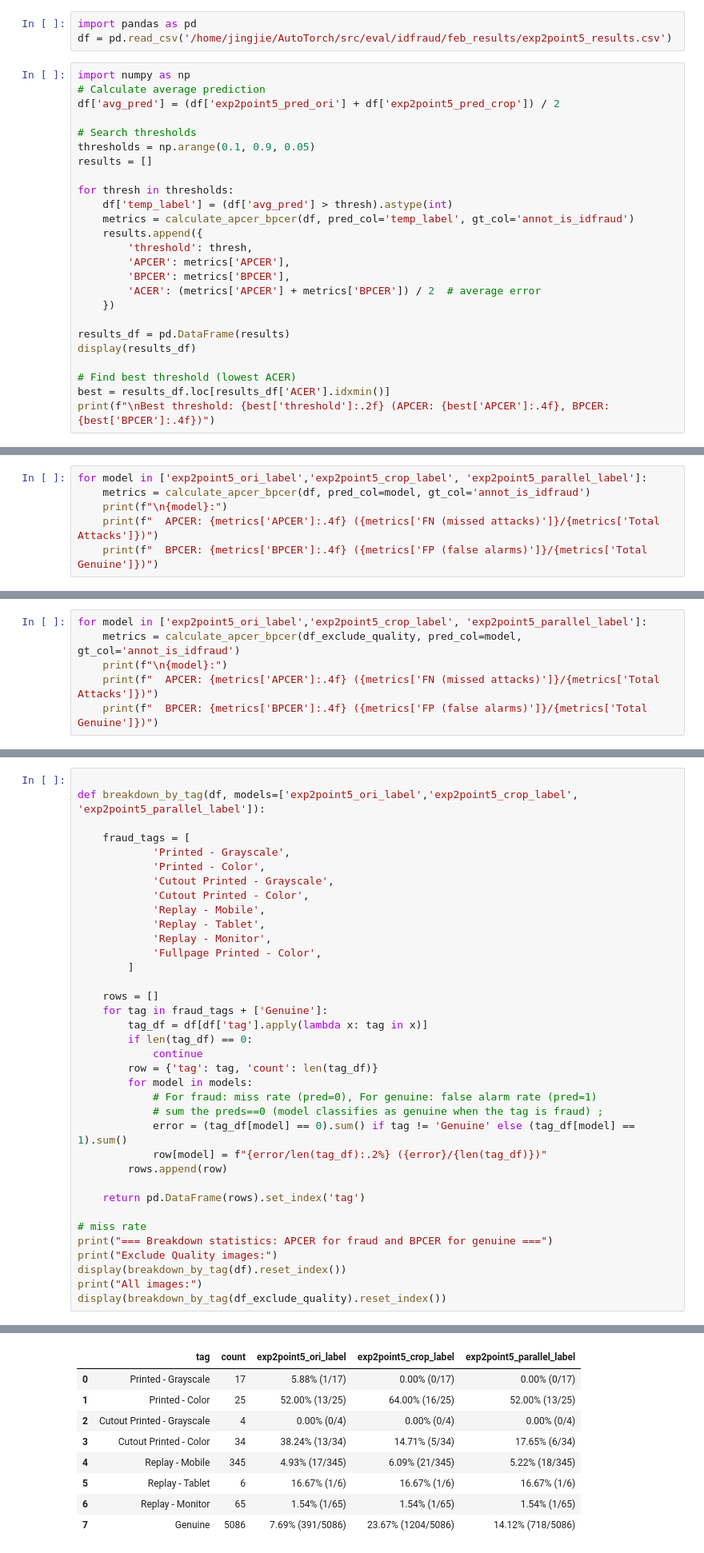
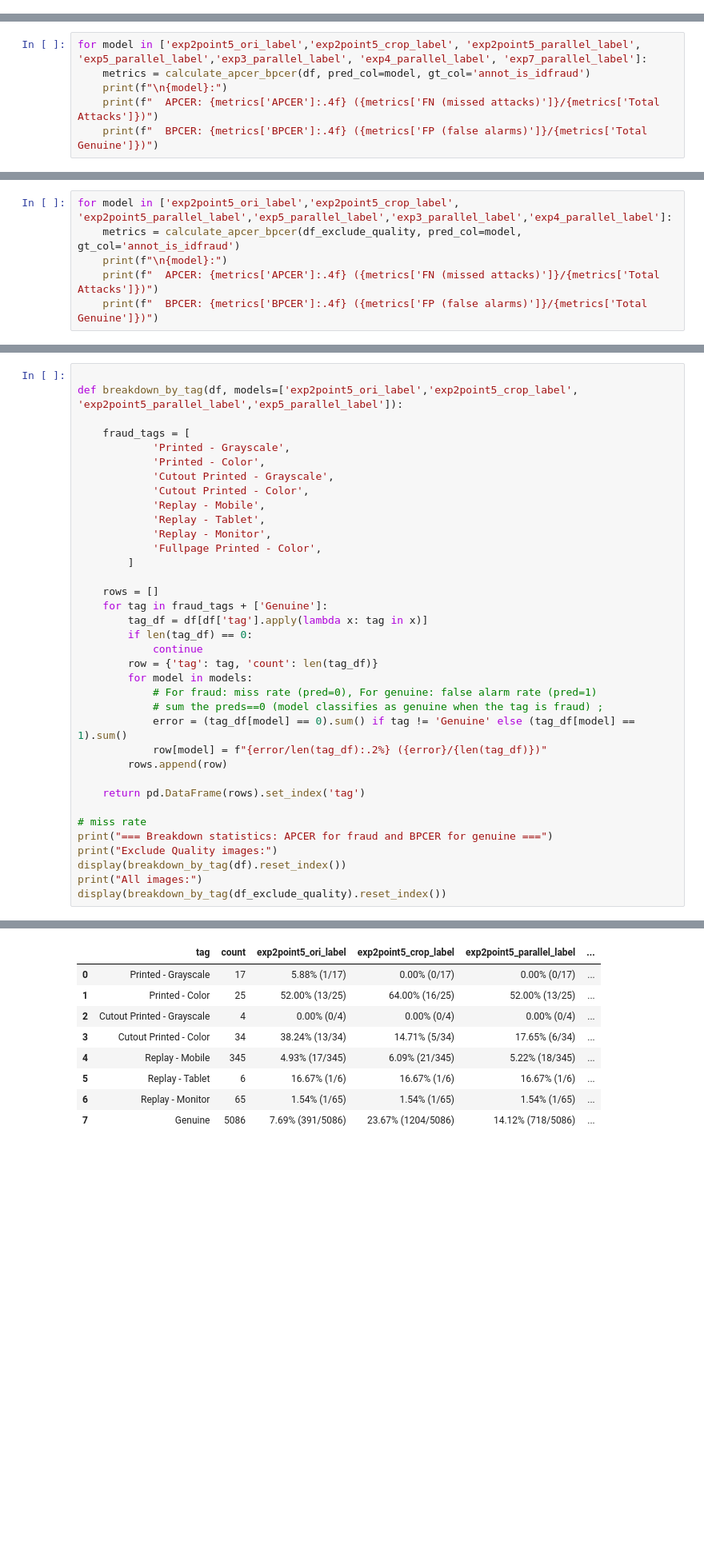
Before and after one commit to jingjjjjjie/AutoTorch, a Jupyter notebook: src/eval/idfraud/annotation/visualize.ipynb, the cells around one changed output, grey strips where cells are left out. Shown at 80% size. Saved outputs shown, nothing was run; the diff lists cells and outputs as text; blank space fills up the shorter version.

```diff
--- a/src/eval/idfraud/annotation/visualize.ipynb
+++ b/src/eval/idfraud/annotation/visualize.ipynb
@@ -154,28 +49,0 @@ NameError: name 'df' is not defined
-# %%
-import pandas as pd
-df = pd.read_csv('/home/jingjie/AutoTorch/src/eval/idfraud/feb_results/exp2point5_results.csv')
-# %%
-import numpy as np
-# Calculate average prediction
-df['avg_pred'] = (df['exp2point5_pred_ori'] + df['exp2point5_pred_crop']) / 2
-
-# Search thresholds
-thresholds = np.arange(0.1, 0.9, 0.05)
-results = []
-
-for thresh in thresholds:
-    df['temp_label'] = (df['avg_pred'] > thresh).astype(int)
-    metrics = calculate_apcer_bpcer(df, pred_col='temp_label', gt_col='annot_is_idfraud')
-    results.append({
-        'threshold': thresh,
-        'APCER': metrics['APCER'],
-        'BPCER': metrics['BPCER'],
-        'ACER': (metrics['APCER'] + metrics['BPCER']) / 2  # average error
-    })
-
-results_df = pd.DataFrame(results)
-display(results_df)
-
-# Find best threshold (lowest ACER)
-best = results_df.loc[results_df['ACER'].idxmin()]
-print(f"\nBest threshold: {best['threshold']:.2f} (APCER: {best['APCER']:.4f}, BPCER: {best['BPCER']:.4f})")
@@ -201,5 +50,5 @@ Best threshold: 0.75 (APCER: 0.1290, BPCER: 0.0545)
 # %%
-for model in ['exp2point5_ori_label','exp2point5_crop_label', 'exp2point5_parallel_label']:
+for model in ['exp2point5_ori_label','exp2point5_crop_label', 'exp2point5_parallel_label', 'exp5_parallel_label','exp3_parallel_label', 'exp4_parallel_label', 'exp7_parallel_label']:
     metrics = calculate_apcer_bpcer(df, pred_col=model, gt_col='annot_is_idfraud')
     print(f"\n{model}:")
     print(f"  APCER: {metrics['APCER']:.4f} ({metrics['FN (missed attacks)']}/{metrics['Total Attacks']})")
@@ -229,7 +84,7 @@ False    3330
 True     2266
 Name: count, dtype: int64
 # %%
-for model in ['exp2point5_ori_label','exp2point5_crop_label', 'exp2point5_parallel_label']:
+for model in ['exp2point5_ori_label','exp2point5_crop_label', 'exp2point5_parallel_label','exp5_parallel_label','exp3_parallel_label','exp4_parallel_label']:
     metrics = calculate_apcer_bpcer(df_exclude_quality, pred_col=model, gt_col='annot_is_idfraud')
     print(f"\n{model}:")
     print(f"  APCER: {metrics['APCER']:.4f} ({metrics['FN (missed attacks)']}/{metrics['Total Attacks']})")
@@ -265,7 +330,7 @@ See the caveats in the documentation: https://pandas.pydata.org/pandas-docs/stab
   df_exclude_quality["tag"] = df_exclude_quality["tag"].apply(ast.literal_eval)
 # %%
 
-def breakdown_by_tag(df, models=['exp2point5_ori_label','exp2point5_crop_label', 'exp2point5_parallel_label']):
+def breakdown_by_tag(df, models=['exp2point5_ori_label','exp2point5_crop_label', 'exp2point5_parallel_label','exp5_parallel_label']):
 
     fraud_tags = [
             'Printed - Grayscale',
@@ -275,40 +340,40 @@ def breakdown_by_tag(df, models=['exp2point5_ori_label','exp2point5_crop_label',
             'Replay - Mobile',
             'Replay - Tablet',
             'Replay - Monitor',
             'Fullpage Printed - Color',
         ]
 
     rows = []
     for tag in fraud_tags + ['Genuine']:
         tag_df = df[df['tag'].apply(lambda x: tag in x)]
         if len(tag_df) == 0:
             continue
         row = {'tag': tag, 'count': len(tag_df)}
         for model in models:
             # For fraud: miss rate (pred=0), For genuine: false alarm rate (pred=1)
             # sum the preds==0 (model classifies as genuine when the tag is fraud) ;
             error = (tag_df[model] == 0).sum() if tag != 'Genuine' else (tag_df[model] == 1).sum()
             row[model] = f"{error/len(tag_df):.2%} ({error}/{len(tag_df)})"
         rows.append(row)
 
     return pd.DataFrame(rows).set_index('tag')
 
 # miss rate
 print("=== Breakdown statistics: APCER for fraud and BPCER for genuine ===")
 print("Exclude Quality images:")
 display(breakdown_by_tag(df).reset_index())
 print("All images:")
 display(breakdown_by_tag(df_exclude_quality).reset_index())
 # %% [output]
 === Breakdown statistics: APCER for fraud and BPCER for genuine ===
 Exclude Quality images:
-|  | tag | count | exp2point5_ori_label | exp2point5_crop_label | exp2point5_parallel_label |
-| 0 | Printed - Grayscale | 17 | 5.88% (1/17) | 0.00% (0/17) | 0.00% (0/17) |
-| 1 | Printed - Color | 25 | 52.00% (13/25) | 64.00% (16/25) | 52.00% (13/25) |
-| 2 | Cutout Printed - Grayscale | 4 | 0.00% (0/4) | 0.00% (0/4) | 0.00% (0/4) |
-| 3 | Cutout Printed - Color | 34 | 38.24% (13/34) | 14.71% (5/34) | 17.65% (6/34) |
-| 4 | Replay - Mobile | 345 | 4.93% (17/345) | 6.09% (21/345) | 5.22% (18/345) |
-| 5 | Replay - Tablet | 6 | 16.67% (1/6) | 16.67% (1/6) | 16.67% (1/6) |
-| 6 | Replay - Monitor | 65 | 1.54% (1/65) | 1.54% (1/65) | 1.54% (1/65) |
-| 7 | Genuine | 5086 | 7.69% (391/5086) | 23.67% (1204/5086) | 14.12% (718/5086) |
+|  | tag | count | exp2point5_ori_label | exp2point5_crop_label | exp2point5_parallel_label | ... |
+| 0 | Printed - Grayscale | 17 | 5.88% (1/17) | 0.00% (0/17) | 0.00% (0/17) | ... |
+| 1 | Printed - Color | 25 | 52.00% (13/25) | 64.00% (16/25) | 52.00% (13/25) | ... |
+| 2 | Cutout Printed - Grayscale | 4 | 0.00% (0/4) | 0.00% (0/4) | 0.00% (0/4) | ... |
+| 3 | Cutout Printed - Color | 34 | 38.24% (13/34) | 14.71% (5/34) | 17.65% (6/34) | ... |
+| 4 | Replay - Mobile | 345 | 4.93% (17/345) | 6.09% (21/345) | 5.22% (18/345) | ... |
+| 5 | Replay - Tablet | 6 | 16.67% (1/6) | 16.67% (1/6) | 16.67% (1/6) | ... |
+| 6 | Replay - Monitor | 65 | 1.54% (1/65) | 1.54% (1/65) | 1.54% (1/65) | ... |
+| 7 | Genuine | 5086 | 7.69% (391/5086) | 23.67% (1204/5086) | 14.12% (718/5086) | ... |
 All images:
```
Also changed, not shown: parts of 17 cells of this notebook, 5 other files.
